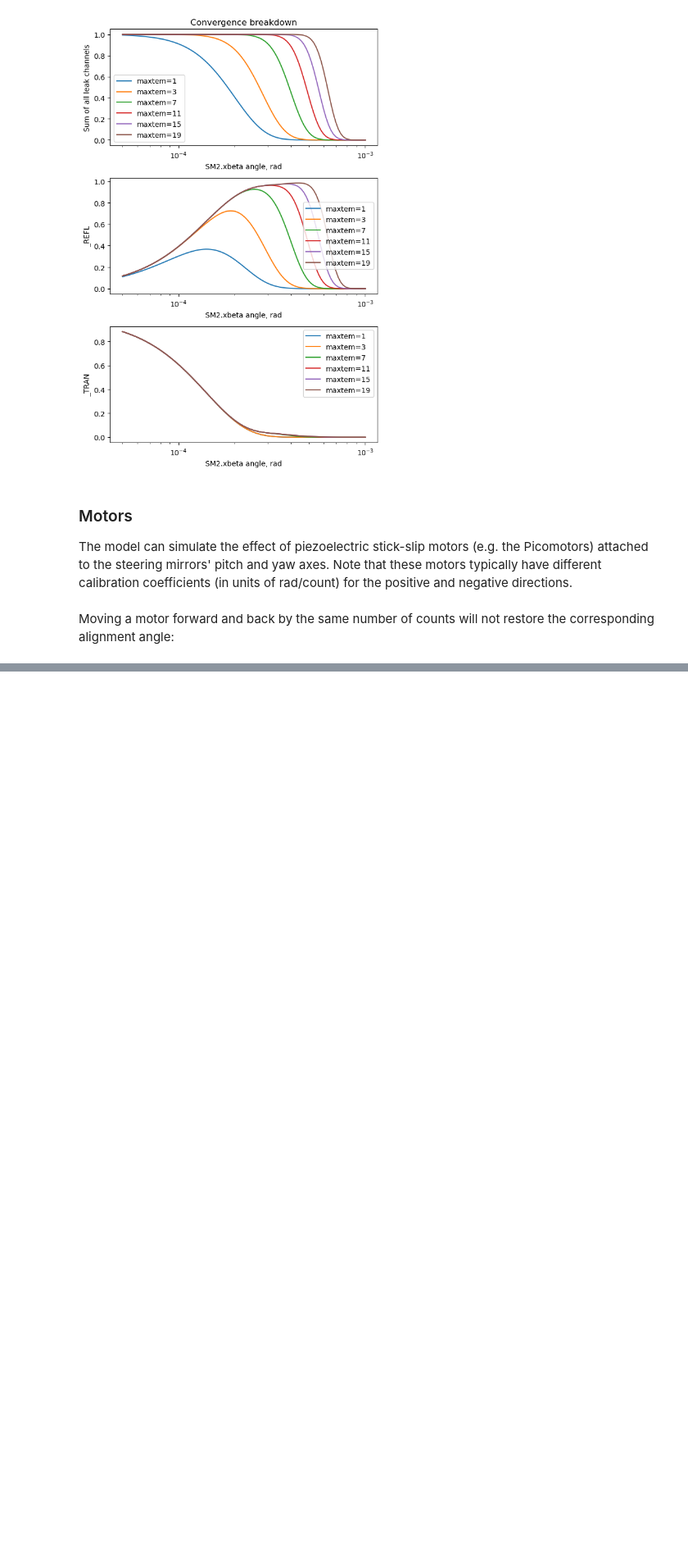
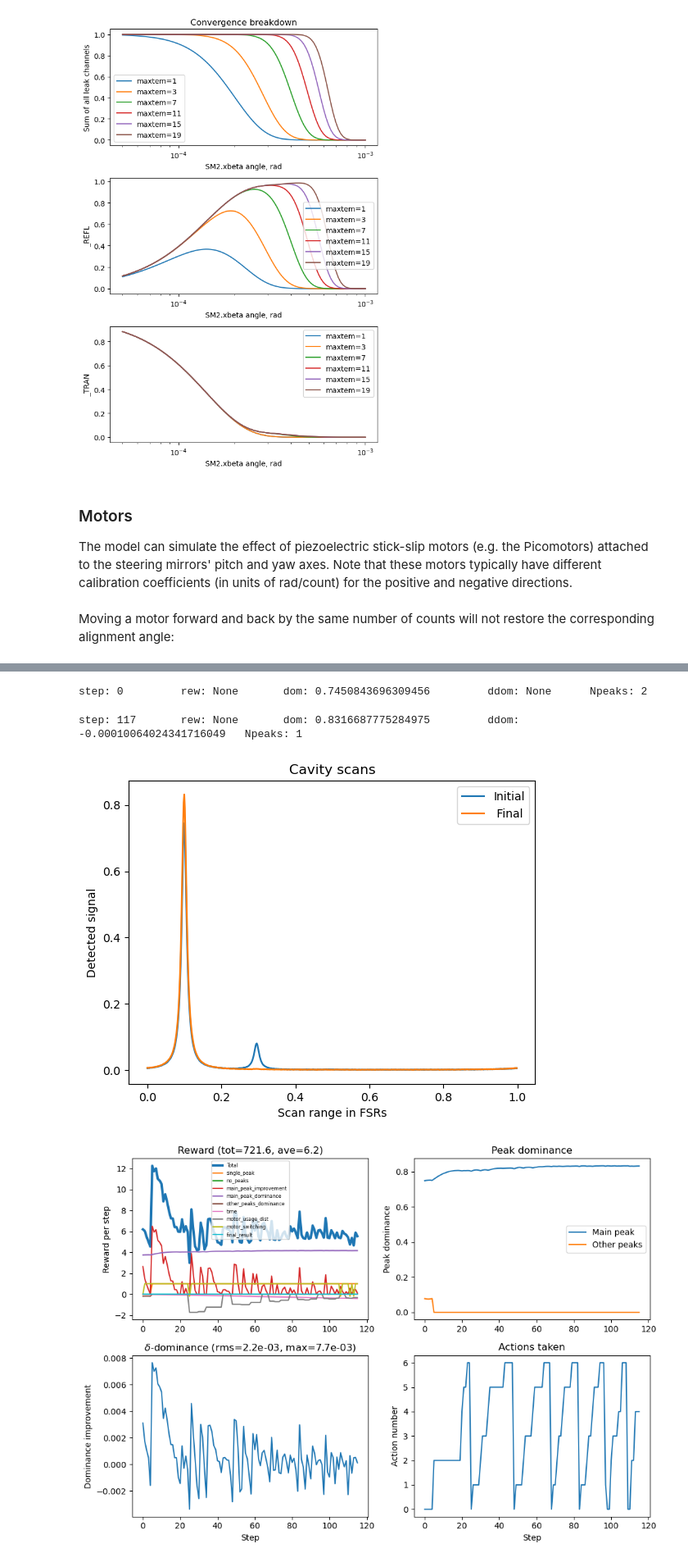
Before and after one commit to artemiy-dmitriev/calmly, a Jupyter notebook: example_project/cavalign_example.ipynb, the cells around one changed output, grey strips where cells are left out. Shown: that part at 82% size. Saved outputs shown, nothing was run; the diff lists cells and outputs as text; code cells hidden in the pictures; blank space fills up the shorter version.

```diff
--- a/example_project/cavalign_example.ipynb
+++ b/example_project/cavalign_example.ipynb
@@ -246,0 +122,15 @@ Total steps: 113
+# %%
+test_env = create_env()
+diag = calmly.manual_episode_init(test_env)
+# %% [output]
+step: 0         rew: None       dom: 0.7450843696309456         ddom: None      Npeaks: 2
+# %%
+calmly.manual_episode_step(test_env, diag, action=None)
+# %% [output]
+step: 117       rew: None       dom: 0.8316687775284975         ddom: -0.00010064024341716049   Npeaks: 1
+# %%
+diag.plot_cavity_scans();
+diag.plot_metrics(step_highlim=-1);
+# %% [output]
+[figure, added]
+[figure, added]
```
Also changed, not shown: parts of 7 cells of this notebook, 4 other files.
